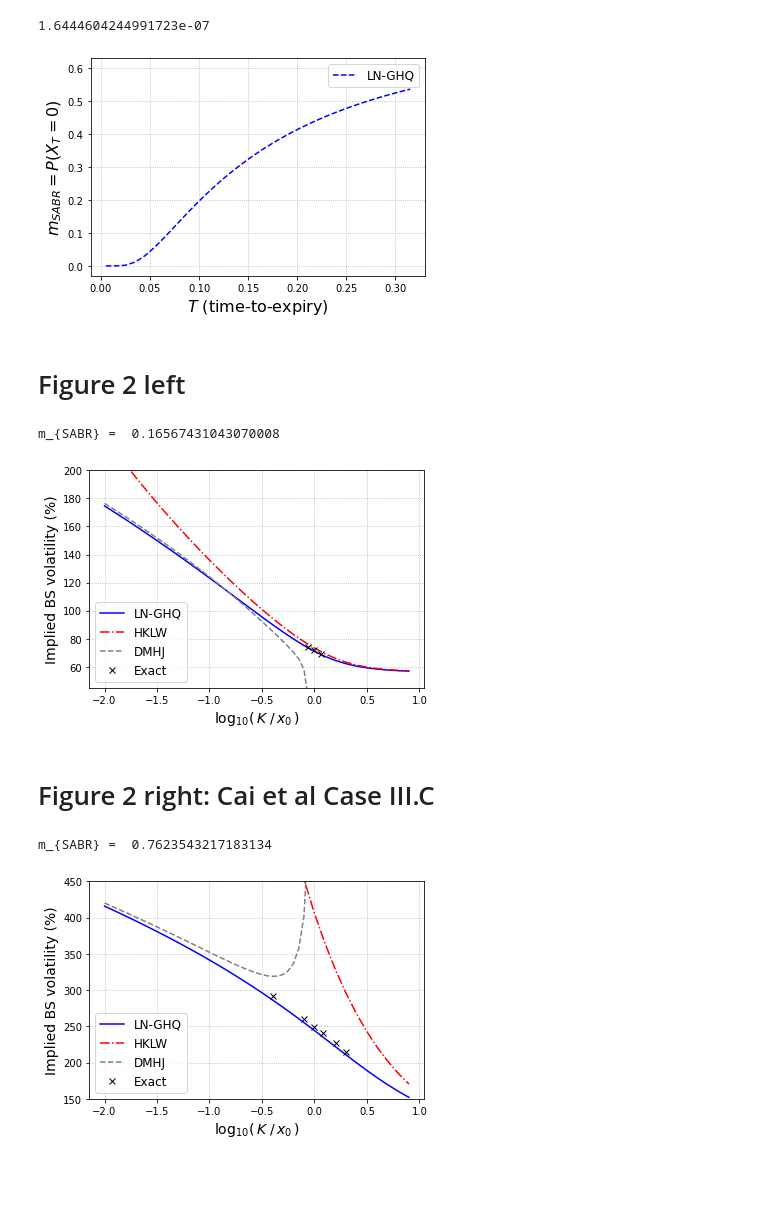
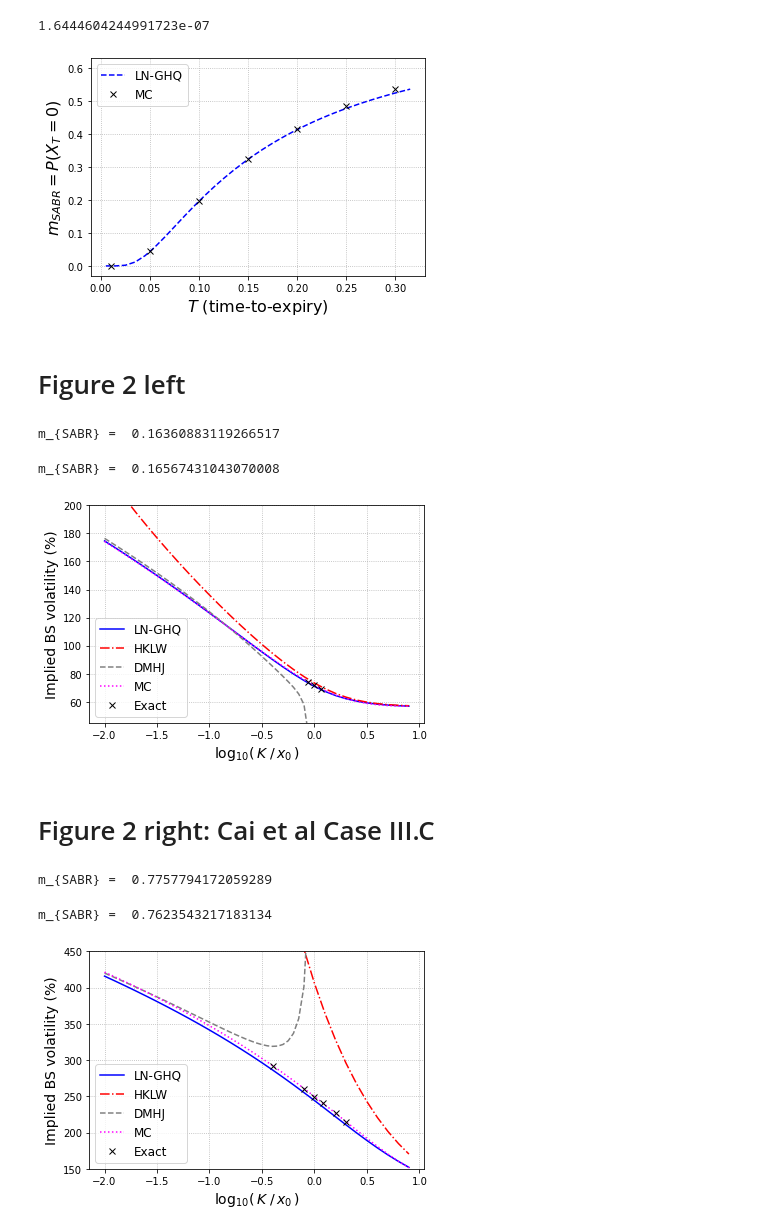
Before and after one commit to PyFE/PyfengForPapers, a Jupyter notebook: ipynb/ChoiWu2021-QF-NoteOnMassZero.ipynb, the cells around one changed output. Drawn from its saved outputs; the diff is of its cells as text; code cells hidden in the pictures; blank space fills up the shorter version.

Commit message:
Include CondMC result

```diff
--- a/ipynb/ChoiWu2021-QF-NoteOnMassZero.ipynb
+++ b/ipynb/ChoiWu2021-QF-NoteOnMassZero.ipynb
@@ -42,9 +42,9 @@ param = {'sigma': sigma, 'beta':beta, 'vov':1, 'rho':0.0}
 
 tmax = 0.3 if left else 0.5
 
-tarr0 = np.arange(0.005, tmax+0.02, 0.01)
-tarr1 = np.arange(0, tmax+1e-6, 0.05)
-tarr1[0] = 0.01
+tarr_ln= np.arange(0.005, tmax+0.02, 0.01)
+tarr_mc = np.arange(0, tmax+1e-6, 0.05)
+tarr_mc[0] = 0.01
 # %%
 m_cev = pf.Cev(sigma=param['sigma'], beta=param['beta'])
 m_sabr = pf.SabrUncorrChoiWu2021(**param, n_quad=10)
@@ -55,33 +55,33 @@ mass_100 = np.array([m_sabr.mass_zero(fwd, t) for t in tarr0])
 np.max(np.abs(mass - mass_100))
 # %% [output]
 1.6444604244991723e-07
+# %%
+m_sabr.n_quad = 10
+mass0 = [m_sabr.mass_zero(fwd, t, log=True) for t in tarr_ln]
 # %%
 #### Monte-Carlo method not in pyfeng yet
-#m_mc = pyfe.SabrCondMcModel(**param)
-#m_mc.set_mc_params(n_paths=20e4, n_steps=20, rn_seed=1234)
-
-m_sabr.n_quad = 10
-mass0 = [m_sabr.mass_zero(fwd, t, log=True) for t in tarr0]
-#mass1 = [m_mc.zero_mass(fwd, t, log=True, mu=0) for t in tarr1]
+m_mc = pf.SabrCondMc(**param)
+m_mc.set_mc_params(n_path=5e4, dt=0.05, rn_seed=1234)
+mass1 = [m_mc.mass_zero(fwd, t, log=True, mu=0) for t in tarr_mc]
 # %%
-plt.plot(tarr0, np.exp(mass0), 'b--', label = 'LN-GHQ')
-#plt.plot(tarr1, np.exp(mass1), 'kx', label = 'MC')
+plt.plot(tarr_ln, np.exp(mass0), 'b--', label = 'LN-GHQ')
+plt.plot(tarr_mc, np.exp(mass1), 'kx', label = 'MC')
 
 if left:
     plt.ylim([-0.03, 0.63])
 else:
     plt.ylim([-0.03, 1.03])
 
 plt.ylabel(r'$m_{SABR}=P(X_T=0)$', fontsize=16)
 plt.xlabel(r'$T$ (time-to-expiry)', fontsize=16)
 
 plt.grid(linestyle=':')
 plt.legend(fontsize=12)
 #plt.savefig(f'../Latex-Etc/images/m0_GHJ18_beta{int(10*beta):0}.pdf', bbox_inches='tight')
 #plt.savefig(f'../Latex-Etc/images/m0_GHJ18_beta{int(10*beta):0}.png', bbox_inches='tight')
 plt.show()
 # %% [output]
-[figure, old version]
+[figure, new version]
 # %% [markdown]
 # Figure 2 left
 # %%
@@ -92,6 +92,15 @@ strike = np.power(10, np.arange(-2,1,0.1))*fwd
 strike_exact = fwd * np.exp(0.1*np.sqrt(texp)*np.array([-1,0,1]))
 p_exact = np.array([0.221383196830866, 0.193836689413803, 0.166240814653231])
 vol_exact = pf.Bsm(None).impvol(p_exact, strike_exact, fwd, texp)*100
+# %%
+# Monte-Carlo
+m = pf.SabrCondMc(**param)
+m.set_mc_params(n_path=5e4, dt=0.05, rn_seed=1234)
+m0 = m.mass_zero(fwd, texp)
+print('m_{SABR} = ', m0)
+vol_mc = m.vol_smile(strike, fwd, texp)*100
+# %% [output]
+m_{SABR} =  0.16360883119266517
 # %%
 # LN-GHQ
 m = pf.SabrUncorrChoiWu2021(**param)
@@ -109,13 +118,14 @@ vol_dmhj = m.vol_from_mass_zero(strike_low, fwd, texp)*100
 # %%
 ### Figure 2 Left
 
-K_arr = [strike, strike, strike_low]
-vol_arr = [vol_lnghq, vol_hklw, vol_dmhj]
-labels = ['LN-GHQ', 'HKLW', 'DMHJ']
-ls = ['-', '-.', '--']
-colors = ['b', 'r', 'gray']
+K_arr = [strike, strike, strike_low, strike]
+vol_arr = [vol_ln, vol_hklw, vol_dmhj, vol_mc]
+labels = ['LN-GHQ', 'HKLW', 'DMHJ', 'MC']
 
-for k in np.arange(3):
+ls = ['-', '-.', '--', ':']
+colors = ['b', 'r', 'gray', 'magenta']
+
+for k in np.arange(4):  # use 4 to include MC
     plt.plot(np.log10(K_arr[k]/fwd), vol_arr[k], label=labels[k], color=colors[k], linestyle=ls[k])
 
 plt.plot(np.log10(strike_exact/fwd), vol_exact, 'kx', label = 'Exact')
@@ -130,7 +140,7 @@ plt.grid(linestyle=':')
 #plt.savefig('../Latex-Etc/images/Set1-GHJ18.png', bbox_inches='tight')
 plt.show()
 # %% [output]
-[figure, old version]
+[figure, new version]
 # %% [markdown]
 # Figure 2 right: Cai et al Case III.C
 # %%
@@ -142,6 +152,15 @@ strike = np.power(10, np.arange(-2,1,0.1))*fwd
 strike_exact = np.array([0.4, 0.8, 1, 1.2, 1.6, 2.0])*fwd
 p_exact = np.array([0.0456, 0.0414, 0.0394, 0.0375, 0.0339, 0.0306])
 vol_exact = pf.Bsm(None).impvol(p_exact, strike_exact, fwd, texp)*100
+# %%
+# Monte-Carlo
+m = pf.SabrCondMc(**param)
+m.set_mc_params(n_path=5e4, dt=0.05, rn_seed=1234)
+m0 = m.mass_zero(fwd, texp)
+print('m_{SABR} = ', m0)
+vol_mc = m.vol_smile(strike, fwd, texp)*100
+# %% [output]
+m_{SABR} =  0.7757794172059289
 # %%
 # LN-GHQ
 m = pf.SabrUncorrChoiWu2021(**param)
@@ -160,13 +179,13 @@ vol_dmhj = m.vol_from_mass_zero(strike_low, fwd, texp)*100
 ### Figure 2 Right
 
 K_arr = [strike, strike, strike_low, strike]
-vol_arr = [vol_lnghq, vol_hklw, vol_dmhj]
-labels = ['LN-GHQ', 'HKLW', 'DMHJ']
+vol_arr = [vol_ln, vol_hklw, vol_dmhj, vol_mc]
+labels = ['LN-GHQ', 'HKLW', 'DMHJ', 'MC']
 
-ls = ['-', '-.', '--']
-colors = ['b', 'r', 'gray', 'magenta', 'green', 'green']
+ls = ['-', '-.', '--', ':']
+colors = ['b', 'r', 'gray', 'magenta']
 
-for k in np.arange(3):  # len(vol_arr)
+for k in np.arange(4):  # use 4 to include MC
     plt.plot(np.log10(K_arr[k]/fwd), vol_arr[k], label=labels[k], color=colors[k], linestyle=ls[k])
 
 plt.plot(np.log10(strike_exact/fwd), vol_exact, 'kx', label = 'Exact')
@@ -181,4 +200,4 @@ plt.grid(linestyle=':')
 #plt.savefig('../Latex-Etc/images/Set2-GHJ18.png', bbox_inches='tight')
 plt.show()
 # %% [output]
-[figure, old version]
+[figure, new version]
```
Also changed, not shown: parts of 3 cells of this notebook.
